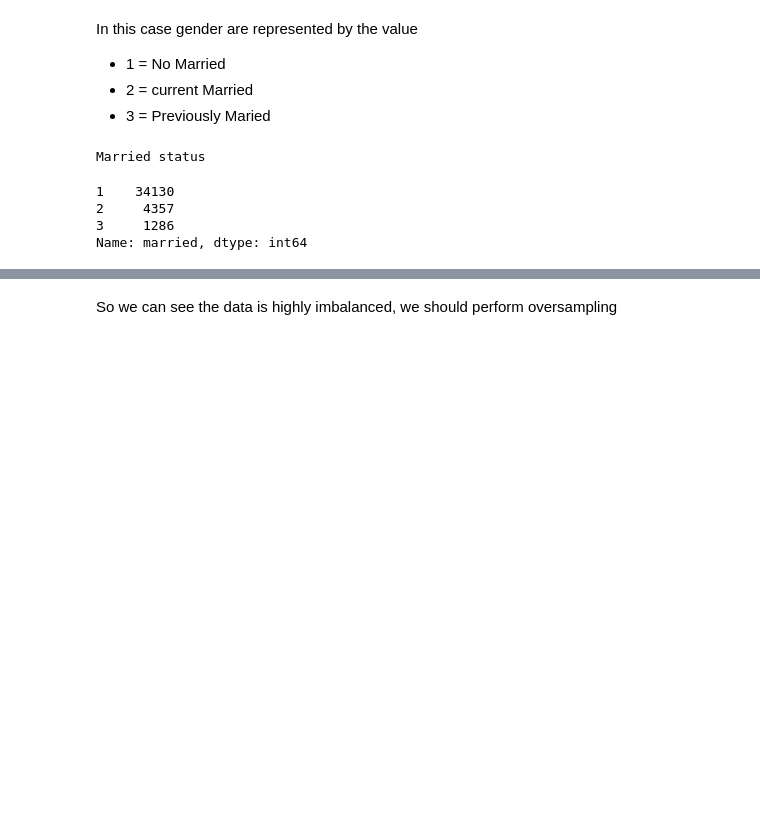
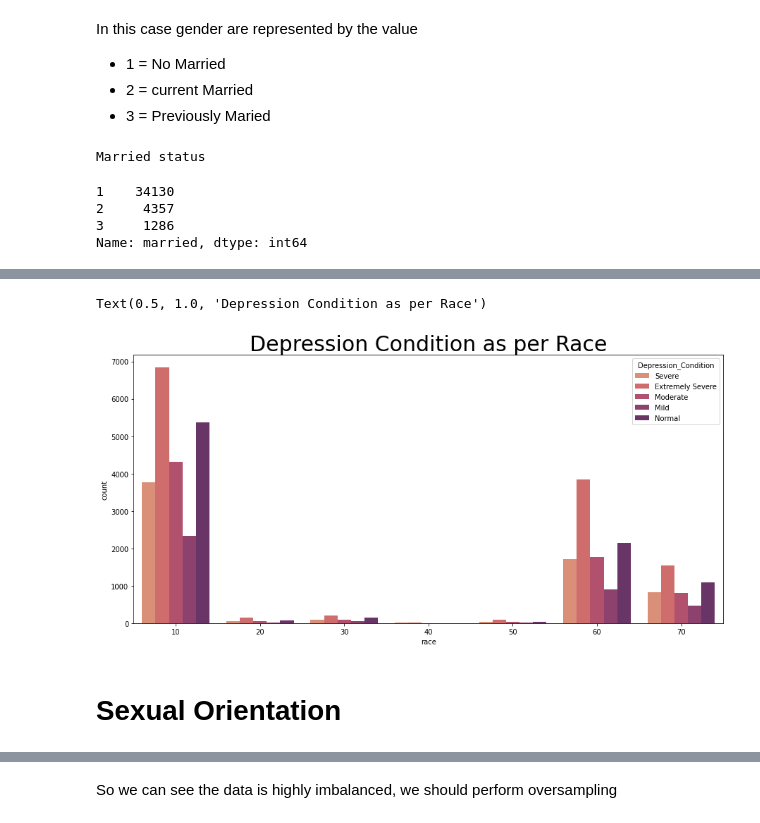
Before and after one commit to weihan444/ML-Hackathon, a Jupyter notebook: ML_Hackathon.ipynb, the cells around one changed output, grey strips where cells are left out. Drawn from its saved outputs; the diff is of its cells as text; code cells hidden in the pictures; blank space fills up the shorter version.

```diff
--- a/ML_Hackathon.ipynb
+++ b/ML_Hackathon.ipynb
@@ -619,0 +685,9 @@ Text(0.5, 1.0, 'Depression State of People as of Married or Not')
+# %%
+plt.figure(figsize=(15,7))
+sns.countplot(Depression_setCopy.sort_values('race').race,hue=Depression_setCopy['Depression_Condition'],palette='flare')
+plt.title('Depression Condition as per Race',fontsize=30)
+# %% [output]
+Text(0.5, 1.0, 'Depression Condition as per Race')
+[figure, added]
+# %% [markdown]
+# Sexual Orientation
```
Also changed, not shown: parts of 36 cells of this notebook.
